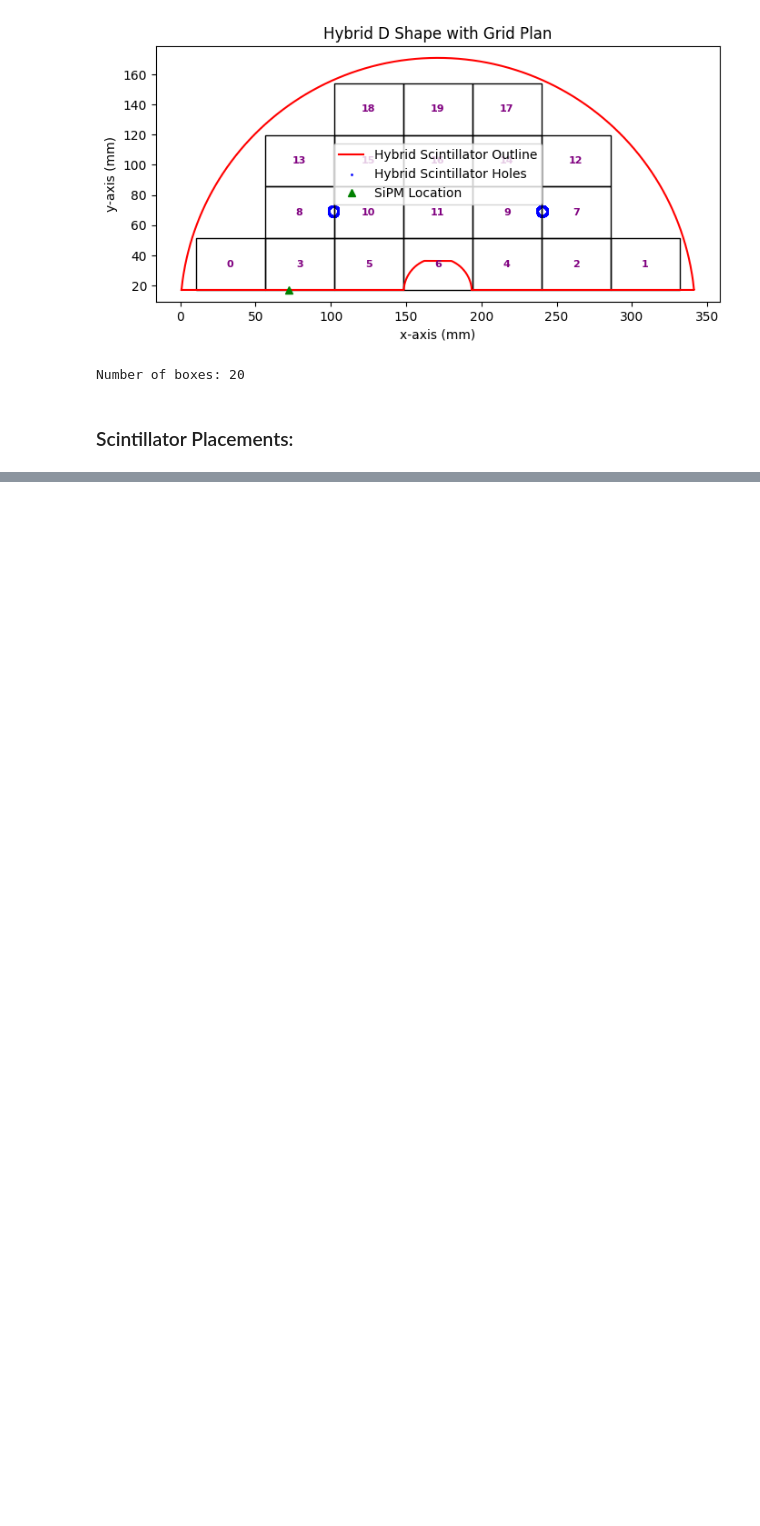
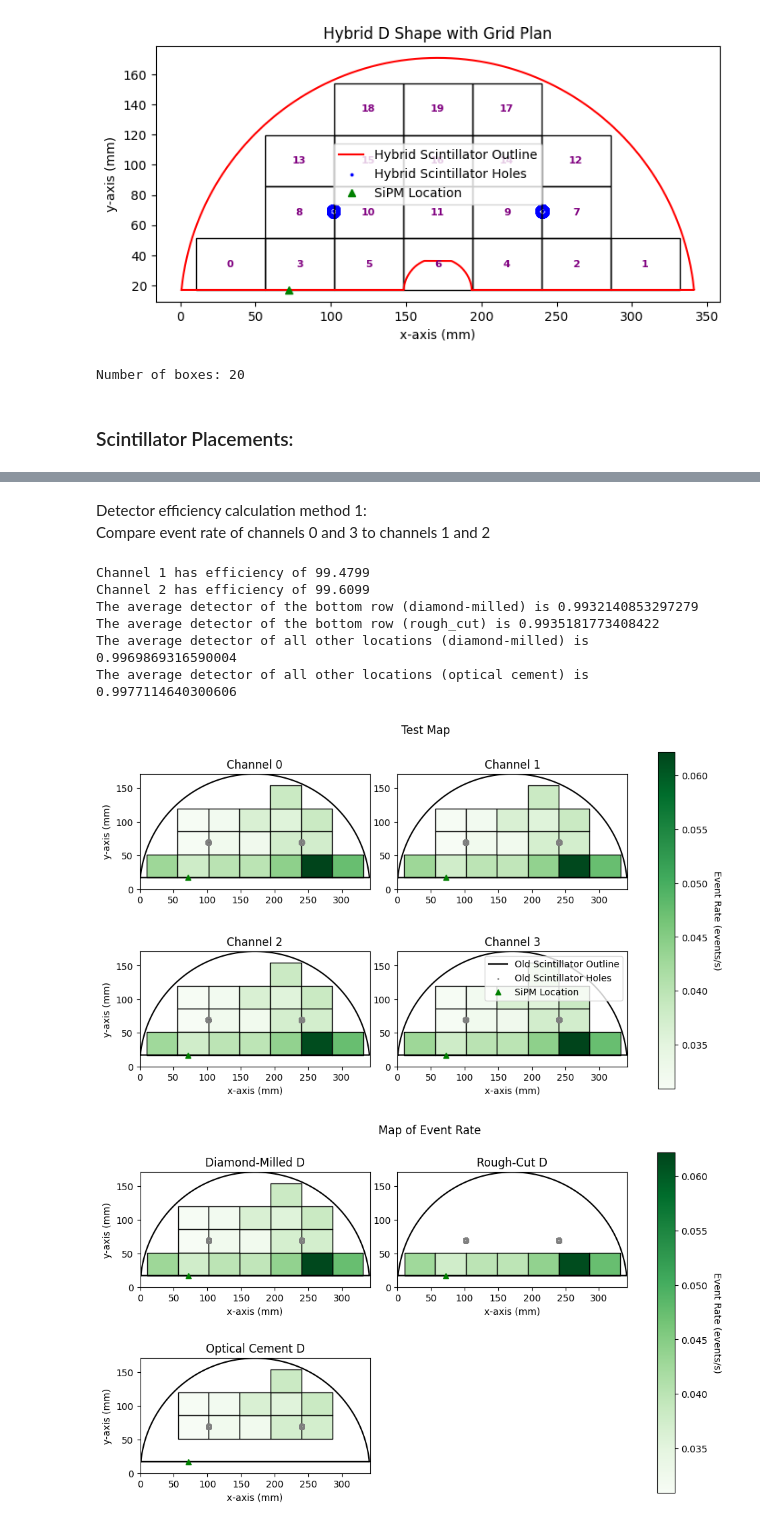
Before and after one commit to Harris-Oldring/mist-characterization-optimization, a Jupyter notebook: analysis/efficiency_map/analysis.ipynb, the cells around one changed output, grey strips where cells are left out. Saved outputs shown, nothing was run; the diff lists cells and outputs as text; code cells hidden in the pictures; blank space fills up the shorter version.

```diff
--- a/analysis/efficiency_map/analysis.ipynb
+++ b/analysis/efficiency_map/analysis.ipynb
@@ -490,0 +1092,62 @@ A little more work, not that necessary (basically bonus)
+# %% [markdown]
+Detector efficiency calculation method 1:\
+Compare event rate of channels 0 and 3 to channels 1 and 2
+# %%
+duration_dict,max_e_dict = {},{}
+for key in data_dict.keys():
+   if key == 'baseline': continue
+   test = data_dict[key][3]
+   duration, e = test.duration, test.NEvents
+   duration_dict[key] = duration
+   # print(f"Weighting for {int(test.id)}: {old_box_data[int(test.id)]['weighting']*100:.2f}%")
+   max_e_dict[key] = e*old_box_data[int(test.id)]['weighting']
+   # if int(key) < 7: max_e_dict[key] *= 0.9562 # Reweighting of bottom row
+
+
+de_list,e_list,er_list = [],[],[]
+for ch in range(n_chs):
+   de_dict,e_dict,er_dict = {},{},{}
+   total_e,total_max_e = 0,0
+   for key in data_dict.keys():
+      if key != 'baseline':
+         test = data_dict[key][ch]
+         duration,max_e = duration_dict[key],max_e_dict[key]
+         e = test.NEvents
+         total_e += e
+         total_max_e += max_e
+         er = e/duration
+         # print(f"Event Rate: {er}")
+         # print(f"max_er: {max_er}")
+         de = e/max_e
+         # if ch in [1,2]: print(f'Channel {ch}: {round(e)} events seen out of {max_e} total ({de*100:.2f}%)')
+         # print(f"Detector Efficiency: {de}")
+         de_dict[int(key)] = de
+         e_dict[int(key)] = e
+         er_dict[int(key)] = er
+   de_list.append(de_dict)
+   e_list.append(e_dict)
+   er_list.append(er_dict)
+   if ch in [1,2]: print(f'Channel {ch} has efficiency of {total_e/total_max_e*100:.4f}')
+
+r1_dm, r1_rc = [val for k, val in de_list[1].items() if k<7],[val for k, val in de_list[2].items() if k<7]
+rest_dm, rest_oc = [val for k, val in de_list[1].items() if k>=7],[val for k, val in de_list[2].items() if k>=7]
+print(f'The average detector of the bottom row (diamond-milled) is {np.mean(r1_dm)}')
+print(f'The average detector of the bottom row (rough_cut) is {np.mean(r1_rc)}')
+print(f'The average detector of all other locations (diamond-milled) is {np.mean(rest_dm)}')
+print(f'The average detector of all other locations (optical cement) is {np.mean(rest_oc)}')
+
+make_rough_colour_map(er_list,old_box_data, [0,1,2,3], 'Test Map', 'Event Rate (events/s)', cmap = 'Greens')
+make_clean_colour_map(er_list,old_box_data,title='Map of Event Rate',cmap_label='Event Rate (events/s)',cmap='Greens')
+make_rough_colour_map(de_list,old_box_data, [0,1,2,3], 'Test Map', 'Detector Efficiency', cmap = 'Greens')
+make_clean_colour_map(de_list,old_box_data,title='Map of Detector Efficiency with 14.7 mV Trigger Threshold and Triple Coincidence Requirement',cmap_label='Detector Efficiency',cmap='Greens',vmax_override=1)
+
+make_regional_hist(de_list,'Histogram of Regional Detector Efficiency with 14.7 mV\nTrigger Threshold and Triple Coincidence Requirement','Detector Efficiency')
+# %% [output]
+Channel 1 has efficiency of 99.4799
+Channel 2 has efficiency of 99.6099
+The average detector of the bottom row (diamond-milled) is 0.9932140853297279
+The average detector of the bottom row (rough_cut) is 0.9935181773408422
+The average detector of all other locations (diamond-milled) is 0.9969869316590004
+The average detector of all other locations (optical cement) is 0.9977114640300606
+[figure, added]
+[figure, added]
```
Also changed, not shown: parts of 31 cells of this notebook, 10 other files.
